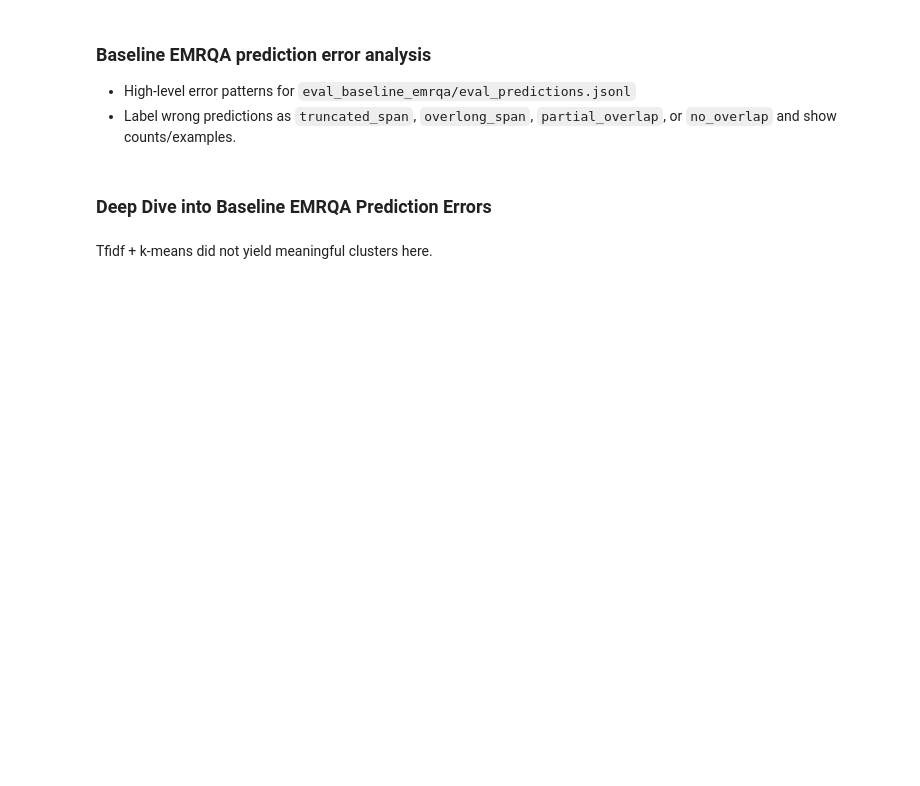
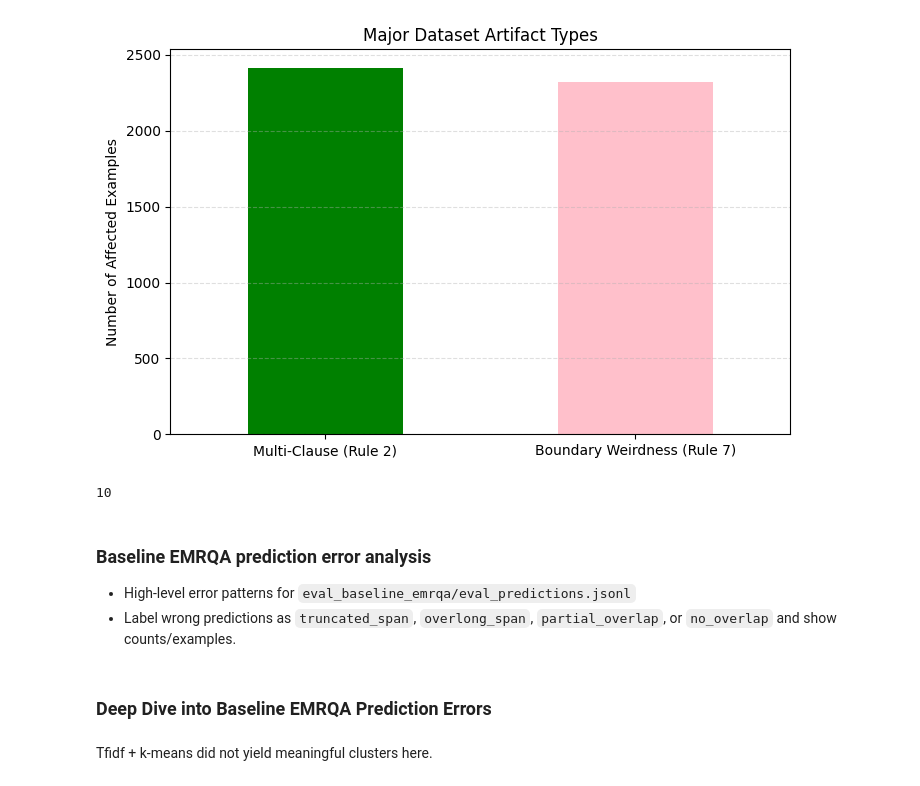
Before and after one commit to arishokri/ut_395t_nlp_final_project, a Jupyter notebook: data_analysis.ipynb, the cells around one changed output. Cells and saved outputs as stored; diff of their text form; code cells hidden in the pictures; blank space fills up the shorter version.

```diff
--- a/data_analysis.ipynb
+++ b/data_analysis.ipynb
@@ -49,3 +290,28 @@ gemfibrozil_examples.head(5)
+# %%
+r2 = failed_with_flags[failed_with_flags["rule2_multi_clause"]]
+r7 = failed_with_flags[failed_with_flags["rule7_boundary_weirdness"]]
+counts = pd.Series({
+    "Multi-Clause (Rule 2)": r2.shape[0],
+    "Boundary Weirdness (Rule 7)": r7.shape[0]
+})
+
+plt.figure(figsize=(8,5))
+counts.plot(kind="bar", color=["green", "pink"])
+plt.title("Major Dataset Artifact Types")
+plt.ylabel("Number of Affected Examples")
+plt.xticks(rotation=0)
+plt.grid(axis="y", alpha=0.4, linestyle="--")
+plt.show()
+# %% [output]
+[figure, added]
+# %%
+pd.set_option('display.max_rows', 50)
+pd.set_option('display.max_colwidth', None)
+# failed[failed['question'].str.lower().str.startswith('has')].head(50)
+gemfibrozil_examples = failed[failed['question'].str.lower().str.contains('gemfibrozil')]
+gemfibrozil_examples.head(5)
+# %% [output]
+10
 # %%
 len(failed[failed['predicted_answer'] == ',']), len(failed[failed['predicted_answer'] == '.'])
 # %% [markdown]
```
Also changed, not shown: parts of 5 cells of this notebook.
